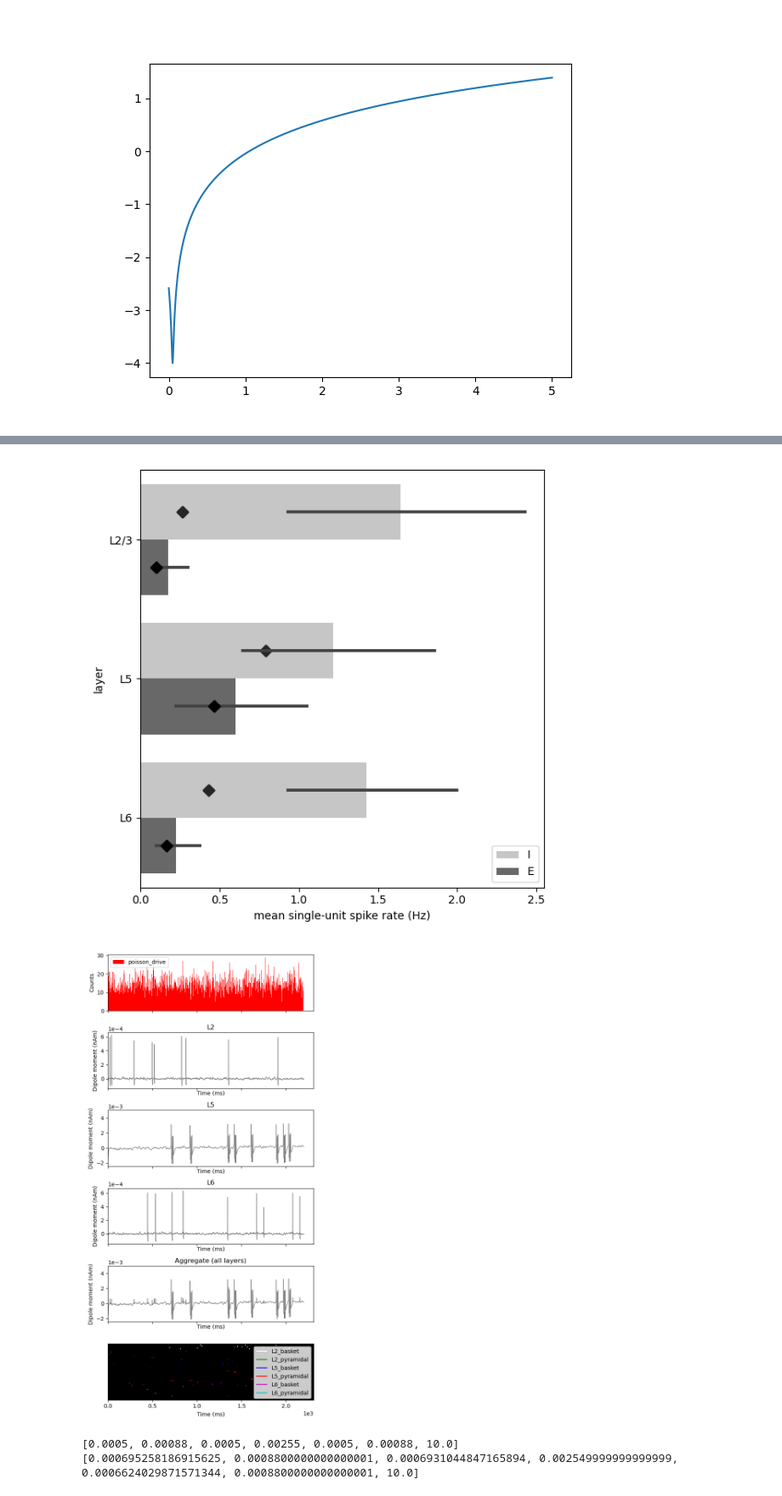
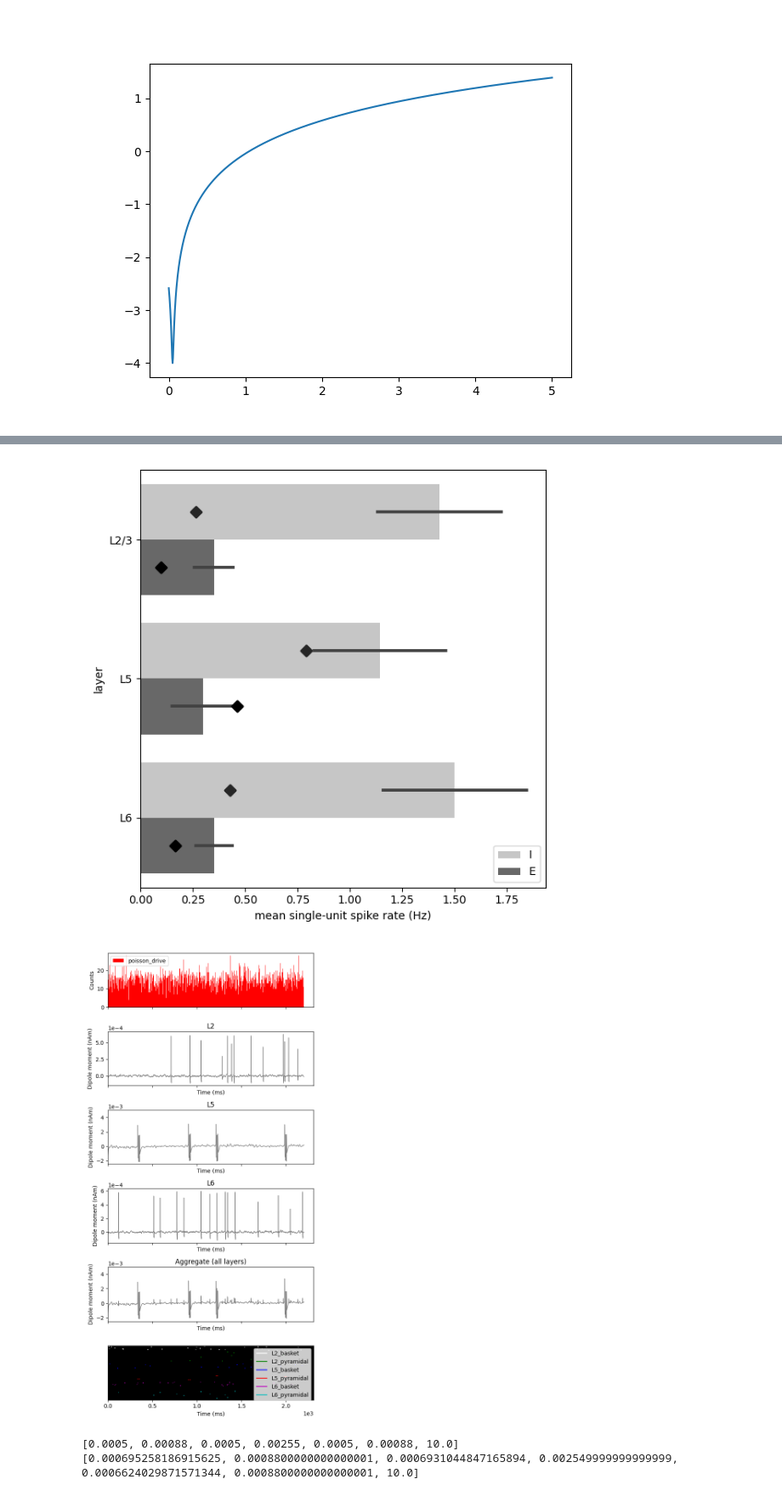
Before and after one commit to rythorpe/hnn-core, a Jupyter notebook: rs_dd_project/opt_baseline_drive.ipynb, the cells around one changed output, grey strips where cells are left out. Shown at 85% size. Saved outputs shown, nothing was run; the diff lists cells and outputs as text; code cells hidden in the pictures.

```diff
--- a/rs_dd_project/opt_baseline_drive.ipynb
+++ b/rs_dd_project/opt_baseline_drive.ipynb
@@ -251,6 +251,13 @@ poiss_params = [6.952581869156250439e-04,
                 8.800000000000001397e-04,
                 poiss_rate_0]  # opt 2nd try
 
+poiss_params = [5.695954366025913172e-04,
+                9.216968263014957115e-04,
+                6.491906660310530191e-04,
+                2.500214670370322790e-03,
+                7.932273627126849467e-04,
+                9.602685595631637238e-04,
+                poiss_rate_0]  # opt 3rd try
 
 net, dpls = simulate_network(net_original.copy(), 2200, 200,
                              poiss_params=poiss_params, clear_conn=True,
@@ -277,12 +284,12 @@ Loading custom mechanism files from /home/ryan/hnn-core/hnn_core/mod/x86_64/.lib
 Loading custom mechanism files from /home/ryan/hnn-core/hnn_core/mod/x86_64/.libs/libnrnmech.so
 Loading custom mechanism files from /home/ryan/hnn-core/hnn_core/mod/x86_64/.libs/libnrnmech.so
 ... (221 lines left out)
 Trial 1: 2160.0 ms...
 Trial 1: 2170.0 ms...
 Trial 1: 2180.0 ms...
 Trial 1: 2190.0 ms...
-[figure, old version]
+[figure, new version]
-[figure, old version]
+[figure, new version]
 # %%
 print(opt_params_init)
 print(poiss_params)
```
Also changed, not shown: 3 other files.
